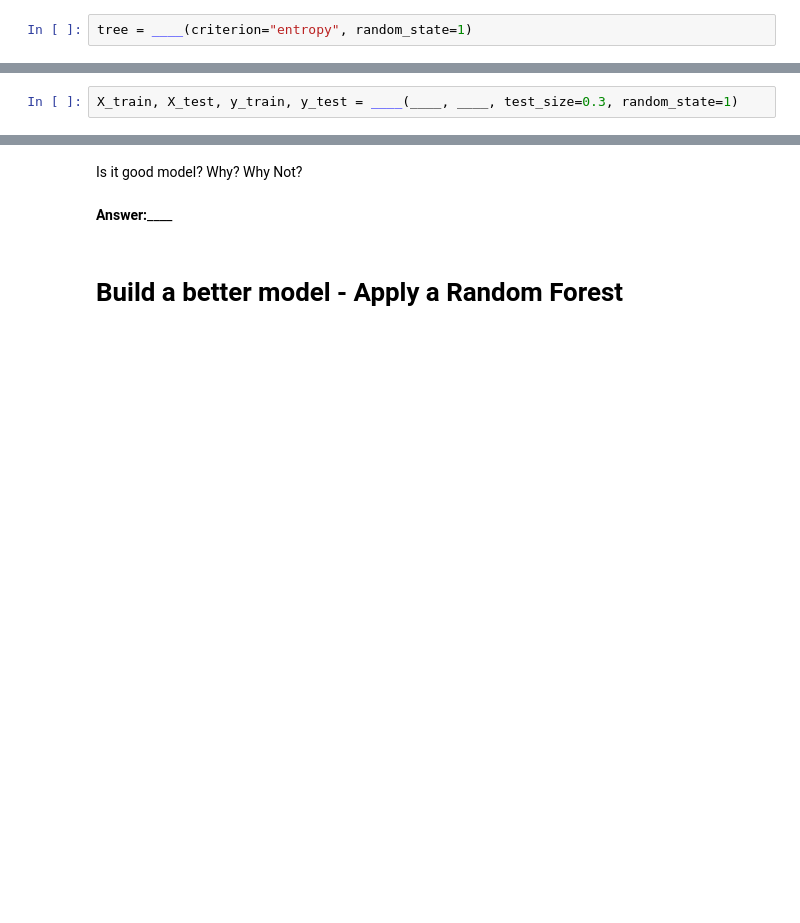
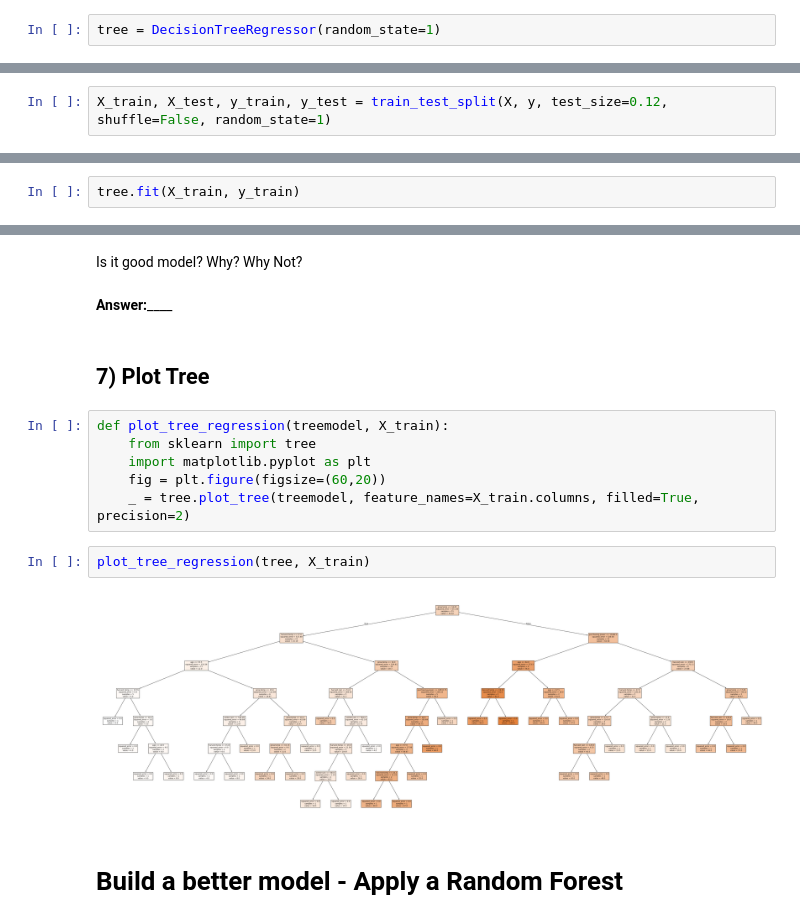
Before and after one commit to casbdai/unboxing_sessions, a Jupyter notebook: Recap_Regression_COMPLETED.ipynb, the cells around one changed output, grey strips where cells are left out. Cells and saved outputs as stored; diff of their text form; blank space fills up the shorter version.

Commit message:
Created COMPLETED regression recap session (wine price prediction)

```diff
--- a/Recap_Regression_COMPLETED.ipynb
+++ b/Recap_Regression_COMPLETED.ipynb
@@ -40,10 +70,10 @@ from sklearn.metrics import classification_report
 # %% [markdown]
 ## 2) Instantiate Model
 # %%
-tree = ____(criterion="entropy", random_state=1)
+tree = DecisionTreeRegressor(random_state=1)
 # %% [markdown]
 ## 3) Create Test & Training Data
 # %%
-X_train, X_test, y_train, y_test = ____(____, ____, test_size=0.3, random_state=1)
+X_train, X_test, y_train, y_test = train_test_split(X, y, test_size=0.12, shuffle=False, random_state=1)
 # %% [markdown]
 ## 4) Fit Model to Training Data
@@ -51,0 +80,2 @@ tree.____(____, ____)
+# %%
+tree.fit(X_train, y_train)
@@ -65,6 +105,18 @@ print(classification_report(y_test, ____))
 Is it good model? Why? Why Not?
 # %% [markdown]
 **Answer:**____
+# %% [markdown]
+## 7) Plot Tree
+# %%
+def plot_tree_regression(treemodel, X_train):
+    from sklearn import tree
+    import matplotlib.pyplot as plt
+    fig = plt.figure(figsize=(60,20))
+    _ = tree.plot_tree(treemodel, feature_names=X_train.columns, filled=True, precision=2)
+# %%
+plot_tree_regression(tree, X_train)
+# %% [output]
+[figure, added]
 # %% [markdown]
 # Build a better model - Apply a Random Forest
 # %% [markdown]
```
Also changed, not shown: parts of 51 cells of this notebook.
